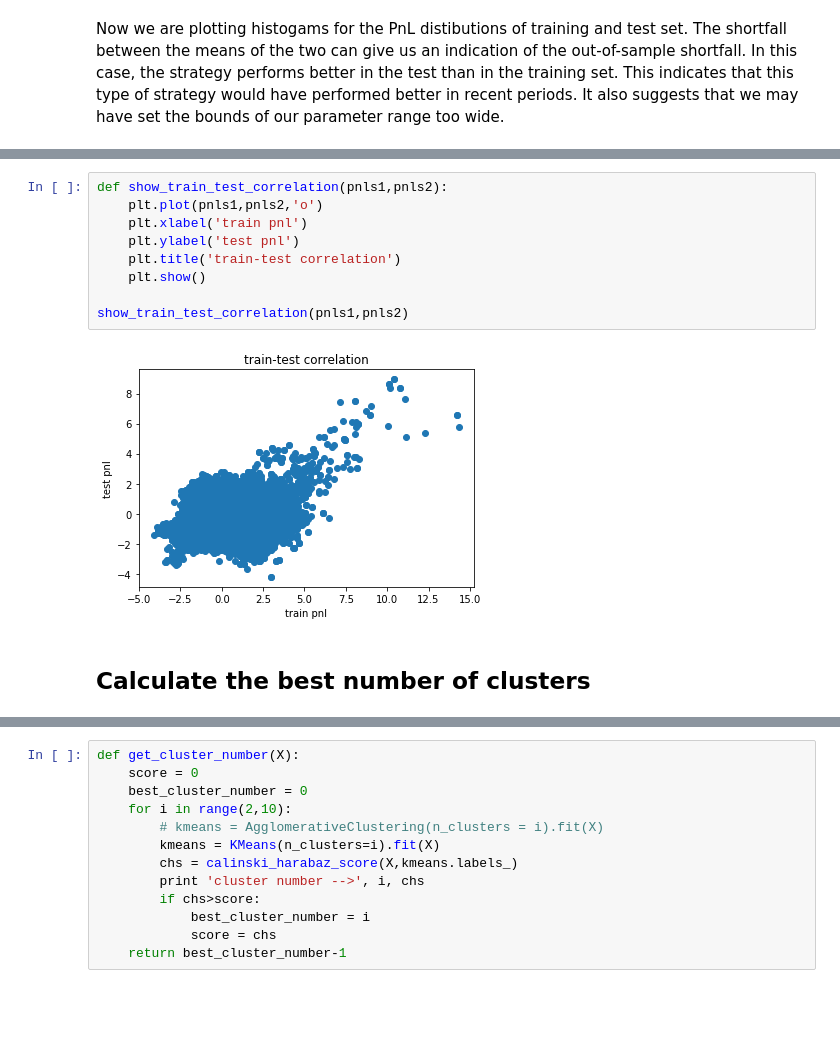
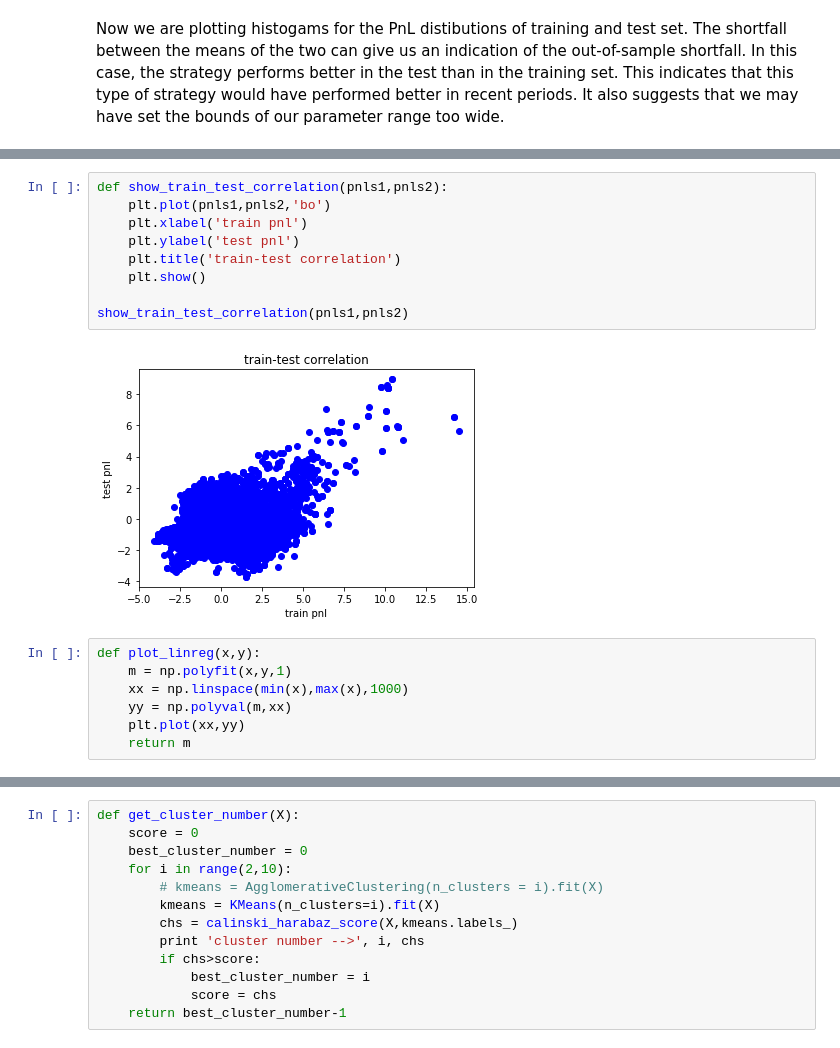
Before and after one commit to aaaquants/QuantBasics1-4, a Jupyter notebook: quant_basics.ipynb, the cells around one changed output, grey strips where cells are left out. Drawn from its saved outputs; the diff is of its cells as text; blank space fills up the shorter version.

```diff
--- a/quant_basics.ipynb
+++ b/quant_basics.ipynb
@@ -282,13 +280,18 @@ plot_pnl_hist(pnls1,pnls2)
 # %%
 def show_train_test_correlation(pnls1,pnls2):
-    plt.plot(pnls1,pnls2,'o')
+    plt.plot(pnls1,pnls2,'bo')
     plt.xlabel('train pnl')
     plt.ylabel('test pnl')
     plt.title('train-test correlation')
     plt.show()
 
 show_train_test_correlation(pnls1,pnls2)
 # %% [output]
-[figure, old version]
+[figure, new version]
-# %% [markdown]
-## Calculate the best number of clusters
+# %%
+def plot_linreg(x,y):
+    m = np.polyfit(x,y,1)
+    xx = np.linspace(min(x),max(x),1000)
+    yy = np.polyval(m,xx)
+    plt.plot(xx,yy)
+    return m
```
Also changed, not shown: parts of 27 cells of this notebook, 4 other files.
